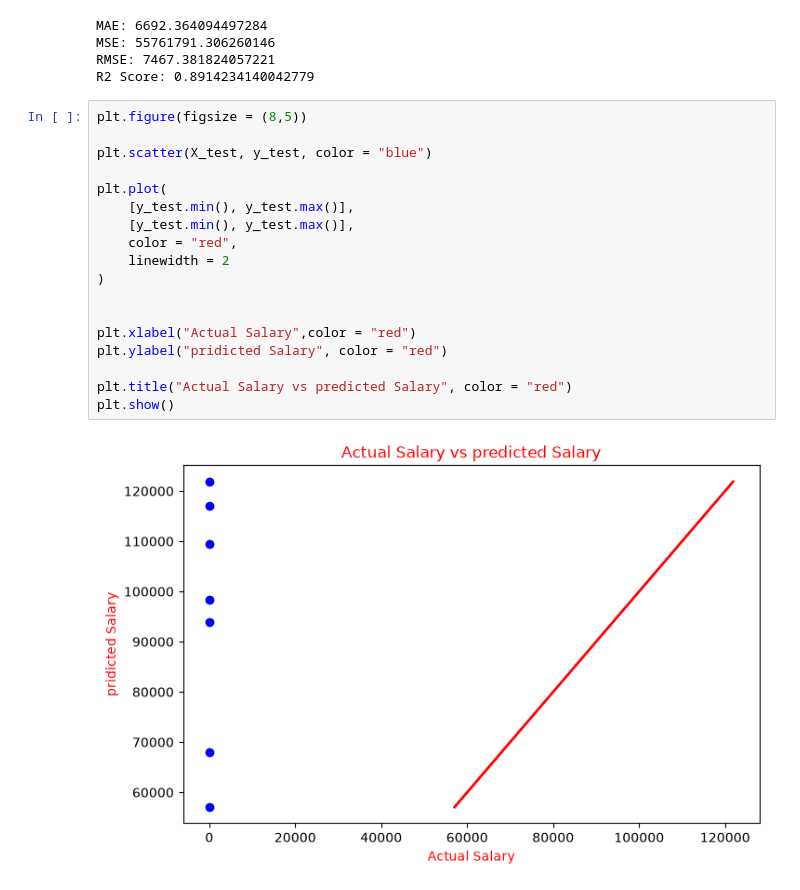
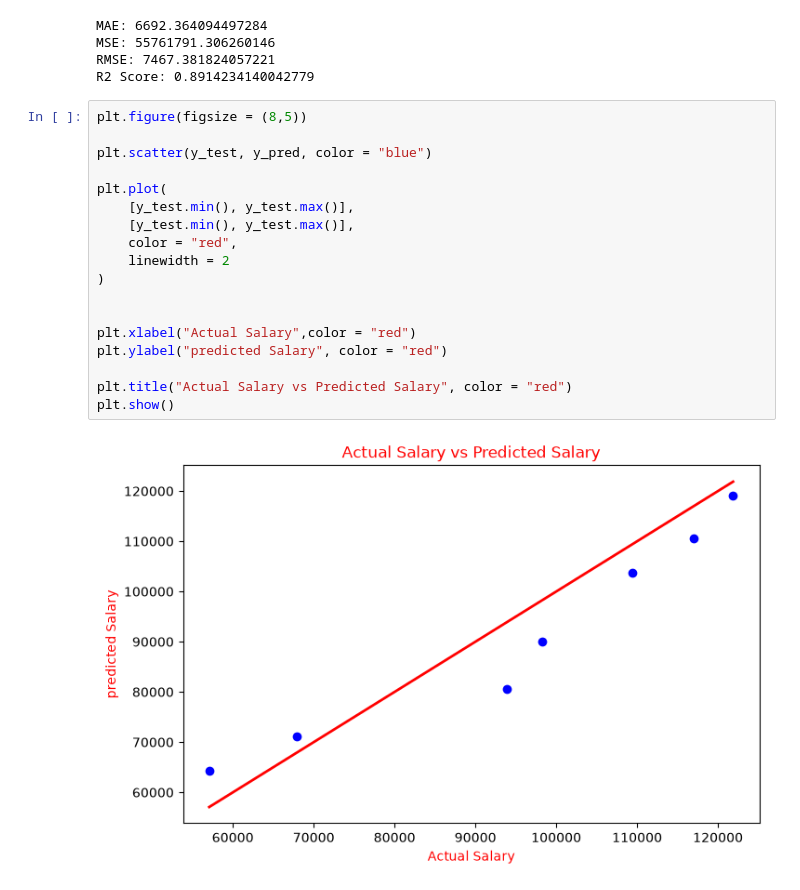
Before and after one commit to mdsohailalam0805-collab/ML-30-Day-Challenge, a Jupyter notebook: Day-02-Linear-Regression-Salary-Prediction/salary_prediction.ipynb, the cells around one changed output. Cells and saved outputs as stored; diff of their text form.

Commit message:
Day 02: Linear Regression Salary Prediction completed

```diff
--- a/Day-02-Linear-Regression-Salary-Prediction/salary_prediction.ipynb
+++ b/Day-02-Linear-Regression-Salary-Prediction/salary_prediction.ipynb
@@ -113,20 +113,20 @@ R2 Score: 0.8914234140042779
 # %%
 plt.figure(figsize = (8,5))
 
-plt.scatter(X_test, y_test, color = "blue")
+plt.scatter(y_test, y_pred, color = "blue")
 
 plt.plot(
     [y_test.min(), y_test.max()],
     [y_test.min(), y_test.max()],
     color = "red",
     linewidth = 2
 )
 
 
 plt.xlabel("Actual Salary",color = "red")
-plt.ylabel("pridicted Salary", color = "red")
+plt.ylabel("predicted Salary", color = "red")
 
-plt.title("Actual Salary vs predicted Salary", color = "red")
+plt.title("Actual Salary vs Predicted Salary", color = "red")
 plt.show()
 # %% [output]
-[figure, old version]
+[figure, new version]
```
Also changed, not shown: parts of 3 cells of this notebook.
